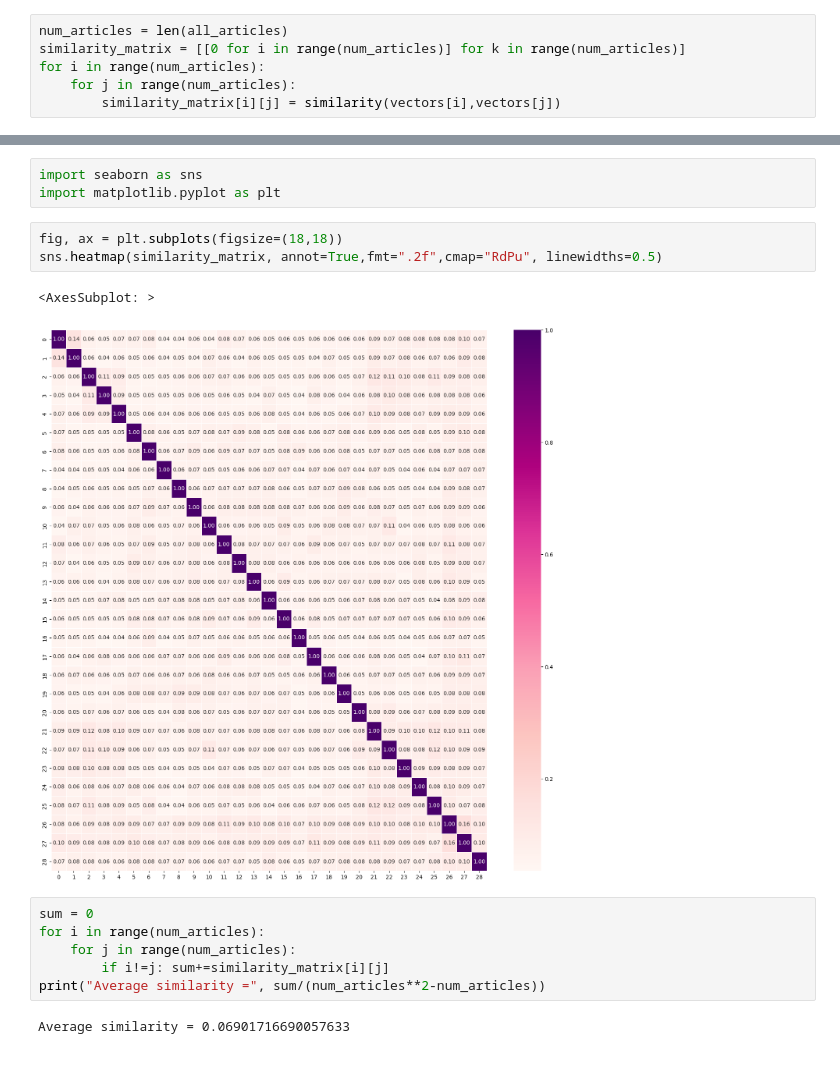
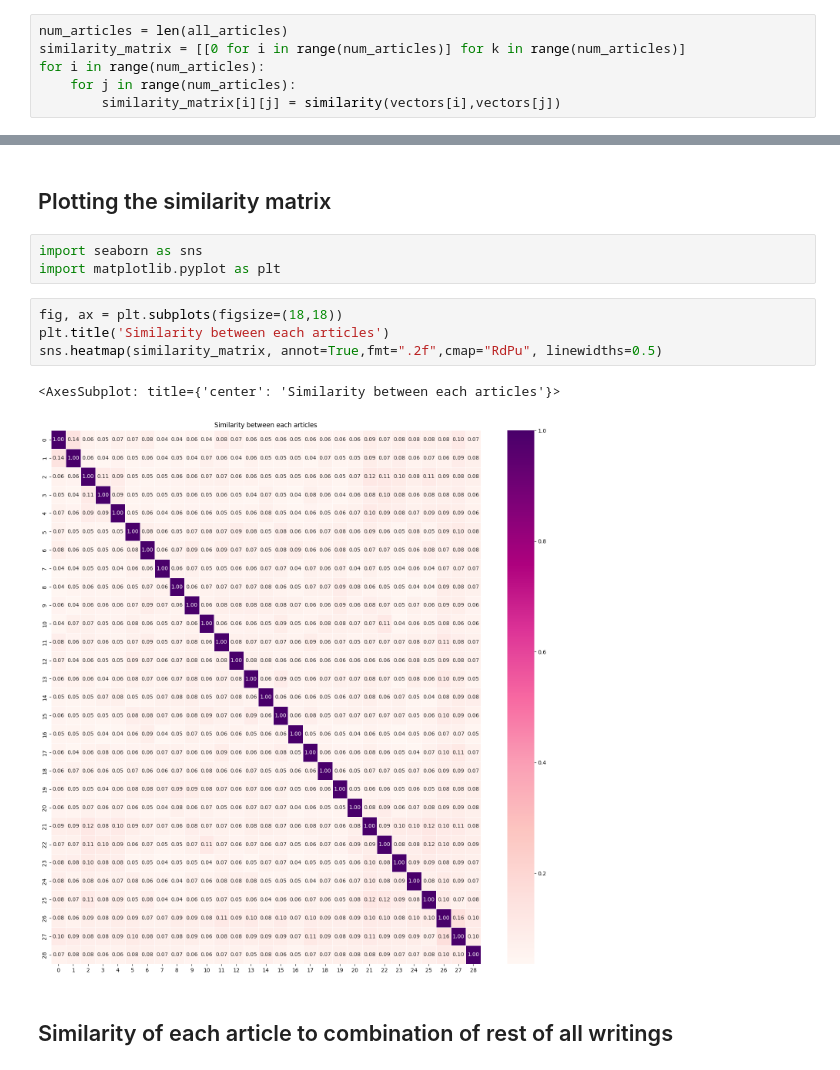
Before and after one commit to ade3l/Writer-Originality-analysis, a Jupyter notebook: Code.ipynb, the cells around one changed output, grey strips where cells are left out. Saved outputs shown, nothing was run; the diff lists cells and outputs as text.

```diff
--- a/Code.ipynb
+++ b/Code.ipynb
@@ -88,17 +98,14 @@ for i in range(num_articles):
+# %% [markdown]
+## Plotting the similarity matrix
 # %%
 import seaborn as sns
 import matplotlib.pyplot as plt
 # %%
 fig, ax = plt.subplots(figsize=(18,18))
+plt.title('Similarity between each articles')
 sns.heatmap(similarity_matrix, annot=True,fmt=".2f",cmap="RdPu", linewidths=0.5)
 # %% [output]
-<AxesSubplot: >
+<AxesSubplot: title={'center': 'Similarity between each articles'}>
-[figure, old version]
+[figure, new version]
-# %%
-sum = 0
-for i in range(num_articles):
-    for j in range(num_articles):
-        if i!=j: sum+=similarity_matrix[i][j]
-print("Average similarity =", sum/(num_articles**2-num_articles))
-# %% [output]
-Average similarity = 0.06901716690057633
+# %% [markdown]
+## Similarity of each article to combination of rest of all writings
```
Also changed, not shown: parts of 22 cells of this notebook.
